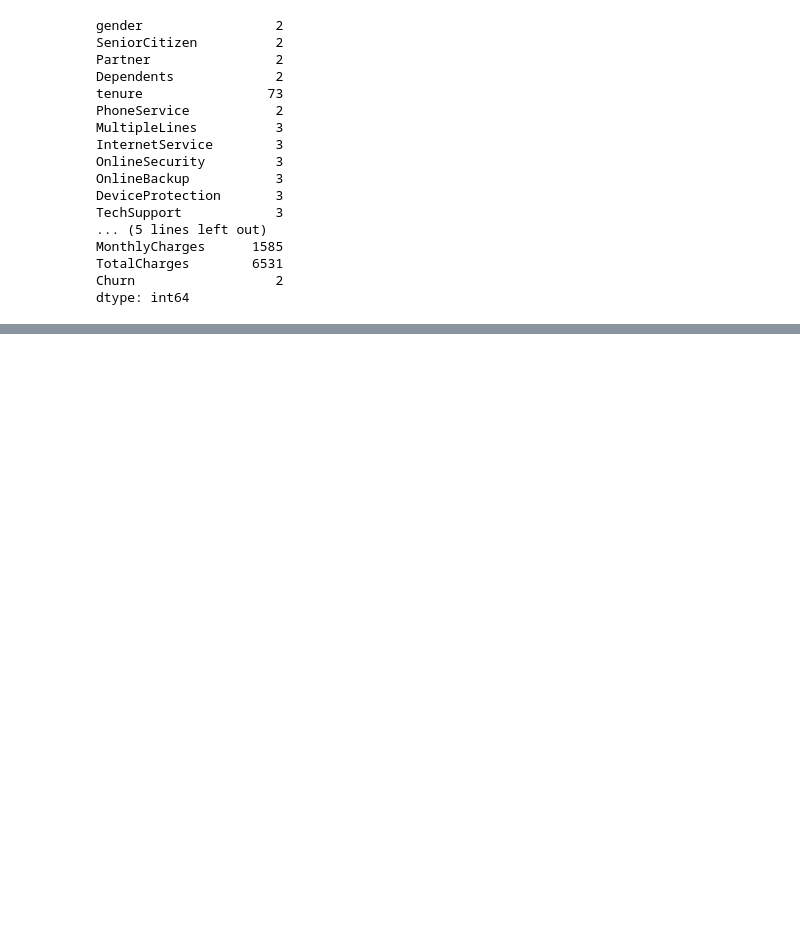
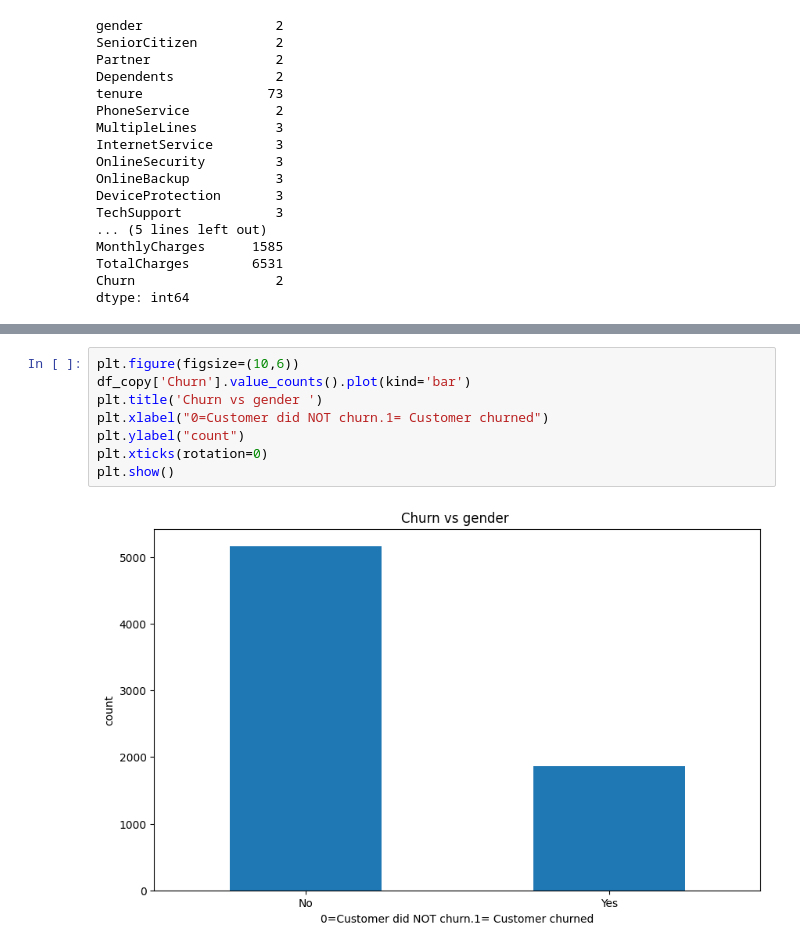
Before and after one commit to ashikhasanredoy/Customer-Churn-prediction, a Jupyter notebook: notebook/EDA customer churn.ipynb, the cells around one changed output, grey strips where cells are left out. Cells and saved outputs as stored; diff of their text form; blank space fills up the shorter version.

```diff
--- a/notebook/EDA customer churn.ipynb
+++ b/notebook/EDA customer churn.ipynb
@@ -143,0 +242,10 @@ dtype: int64
+# %%
+plt.figure(figsize=(10,6))
+df_copy['Churn'].value_counts().plot(kind='bar')
+plt.title('Churn vs gender ')
+plt.xlabel("0=Customer did NOT churn.1= Customer churned")
+plt.ylabel("count")
+plt.xticks(rotation=0)
+plt.show()
+# %% [output]
+[figure, added]
```
Also changed, not shown: parts of 15 cells of this notebook, 1 other file.
